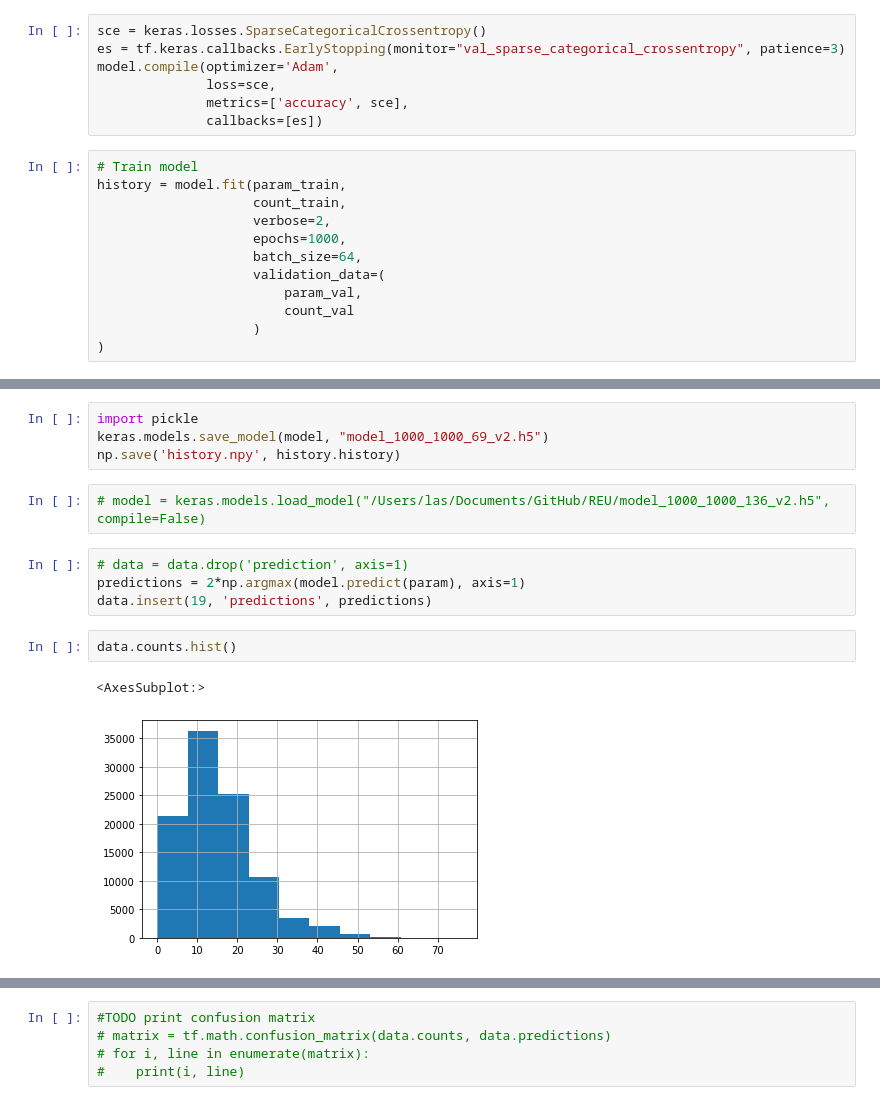
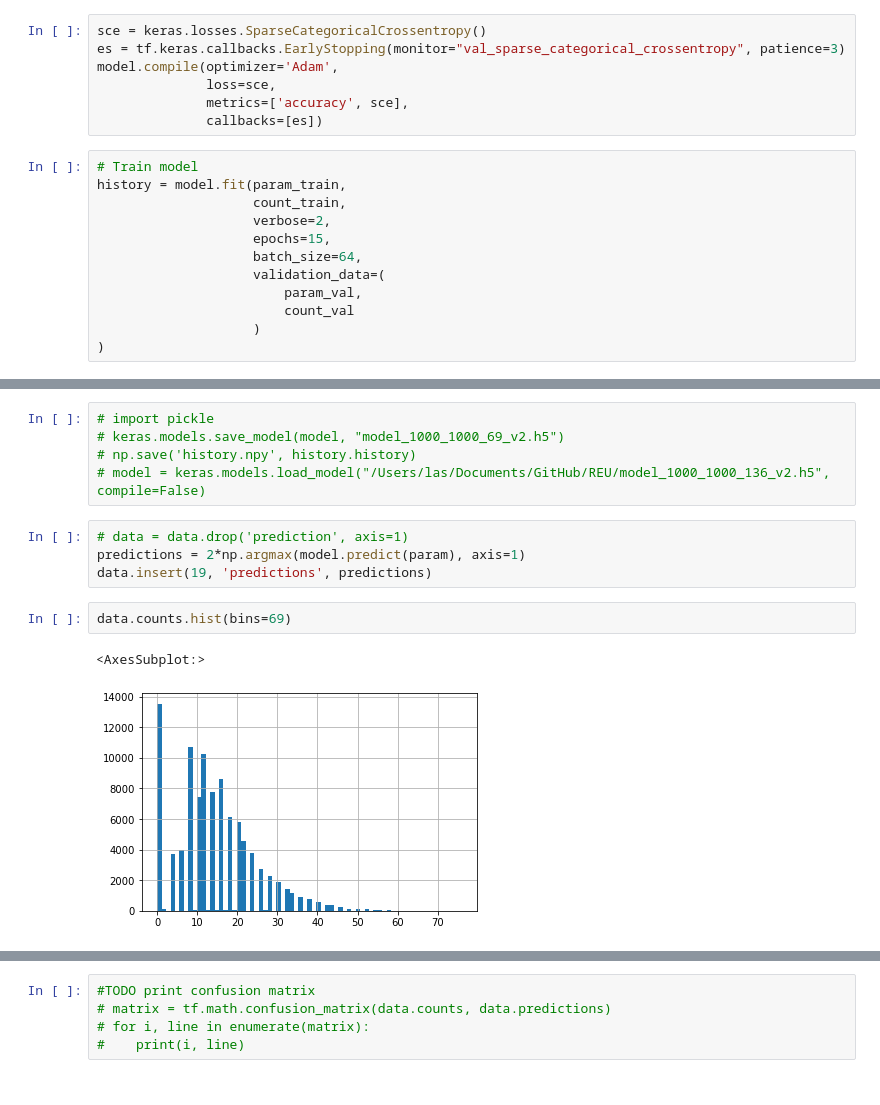
Before and after one commit to linus-md/REU, a Jupyter notebook: neural_count.ipynb, the cells around one changed output, grey strips where cells are left out. Cells and saved outputs as stored; diff of their text form.

```diff
--- a/neural_count.ipynb
+++ b/neural_count.ipynb
@@ -57,7 +60,7 @@ model.compile(optimizer='Adam',
 history = model.fit(param_train,
                     count_train,
                     verbose=2,
-                    epochs=1000,
+                    epochs=15,
                     batch_size=64,
                     validation_data=(
                         param_val,
@@ -109,16 +112,15 @@ plt.plot()
 # %%
-import pickle
-keras.models.save_model(model, "model_1000_1000_69_v2.h5")
-np.save('history.npy', history.history)
+# import pickle
+# keras.models.save_model(model, "model_1000_1000_69_v2.h5")
+# np.save('history.npy', history.history)
+# model = keras.models.load_model("/Users/las/Documents/GitHub/REU/model_1000_1000_136_v2.h5", compile=False)
-# %%
-# model = keras.models.load_model("/Users/las/Documents/GitHub/REU/model_1000_1000_136_v2.h5", compile=False)
 # %%
 # data = data.drop('prediction', axis=1)
 predictions = 2*np.argmax(model.predict(param), axis=1)
 data.insert(19, 'predictions', predictions)
 # %%
-data.counts.hist()
+data.counts.hist(bins=69)
 # %% [output]
 <AxesSubplot:>
-[figure, old version]
+[figure, new version]
 # %%
```
Also changed, not shown: parts of 7 cells of this notebook, 4 other files.
